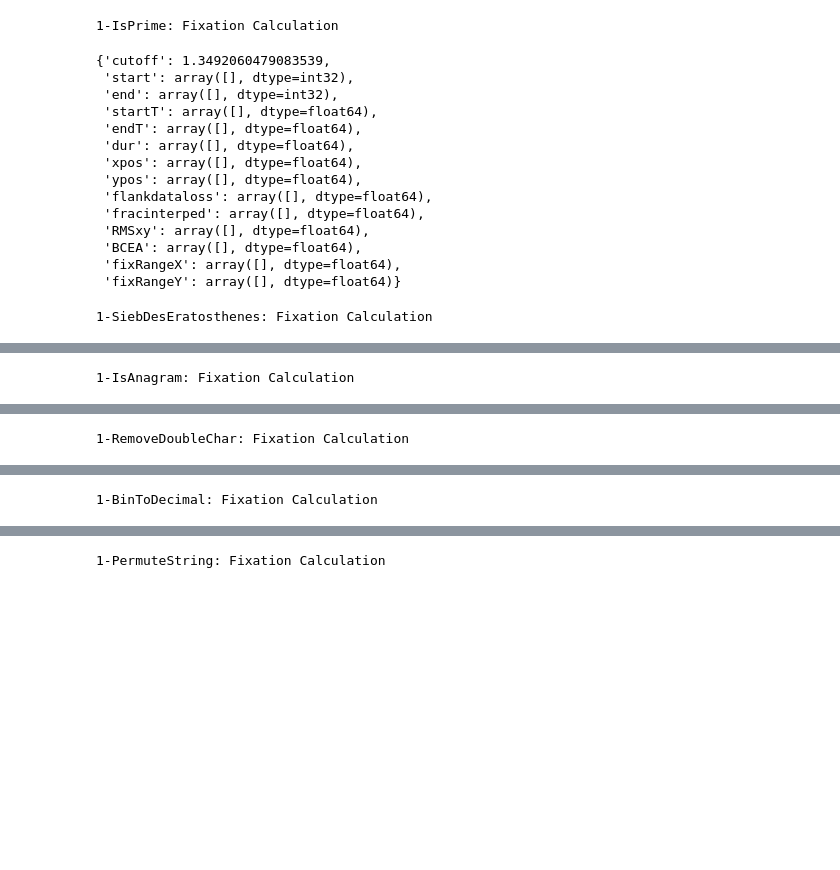
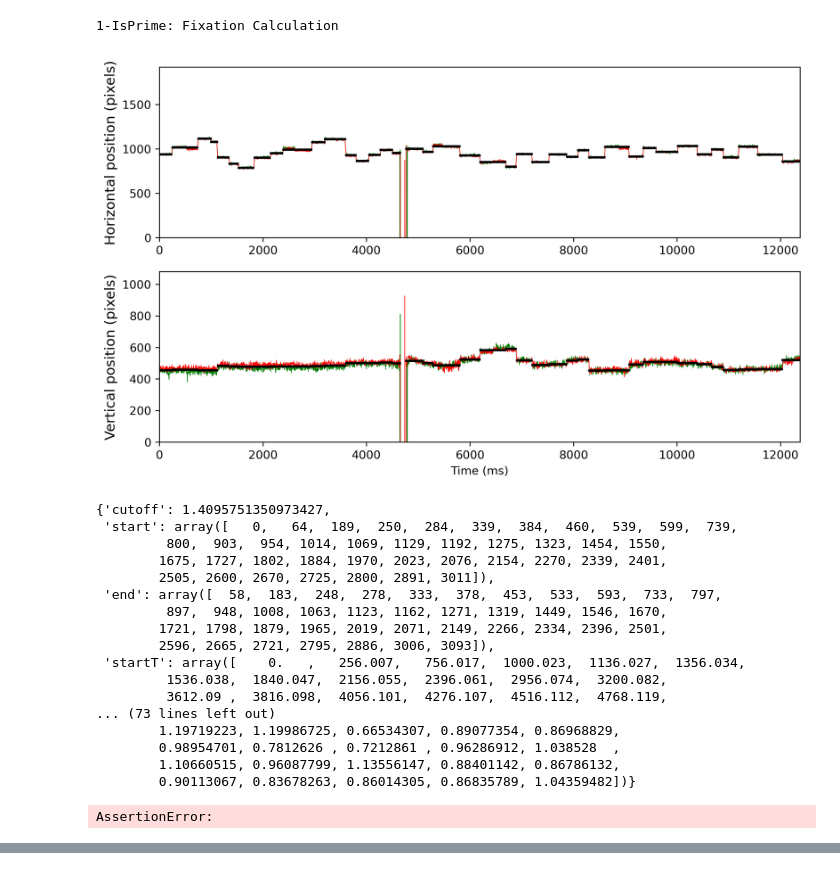
Before and after one commit to brains-on-code/NoviceVsExpert, a Jupyter notebook: dataEvaluation/Preprocessing03_fixxation_detection.ipynb, the cells around one changed output, grey strips where cells are left out. Drawn from its saved outputs; the diff is of its cells as text; code cells hidden in the pictures; blank space fills up the shorter version.

```diff
--- a/dataEvaluation/Preprocessing03_fixxation_detection.ipynb
+++ b/dataEvaluation/Preprocessing03_fixxation_detection.ipynb
@@ -96,57 +97,79 @@ for index, row in df_behavioral.iterrows():
     df_eyetracking["l_miss"] = df_eyetracking.apply(lambda row: row["l_miss_x"] or row["l_miss_y"] or not row["l_valid"] >= 1, axis=1)
     df_eyetracking["r_miss"] = df_eyetracking.apply(lambda row: row["r_miss_x"] or row["r_miss_y"] or not row["r_valid"] >= 1, axis=1)
 
     df_eyetracking.loc[df_eyetracking["l_miss"], "l_display_x"] = opt["missingx"]
     df_eyetracking.loc[df_eyetracking["l_miss"], "l_display_y"] = opt["missingy"]
     df_eyetracking.loc[df_eyetracking["r_miss"], "r_display_x"] = opt["missingx"]
     df_eyetracking.loc[df_eyetracking["r_miss"], "r_display_y"] = opt["missingy"]
 
     df_eyetracking = df_eyetracking.drop(columns=["l_miss_x", "l_miss_y", "r_miss_x", "r_miss_y", "l_miss", "r_miss"])
 
     df_eyetracking.rename(columns={"l_display_x": "L_X",
                                    "l_display_y": "L_Y",
                                    "r_display_x": "R_X",
                                    "r_display_y": "R_Y",
                                    "l_valid" : "LValidity",
                                    "r_valid" : "RValidity"}, inplace=True)
 
+    df_eyetracking["time"] = df_eyetracking["time"].astype(float) * 1000.0
+
+    data = {}
+    data["L_X"] = df_eyetracking["L_X"].to_numpy()
+    data["L_Y"] = df_eyetracking["L_Y"].to_numpy()
+    data["R_X"] = df_eyetracking["R_X"].to_numpy()
+    data["R_Y"] = df_eyetracking["R_Y"].to_numpy()
+    data["LValidity"] = df_eyetracking["LValidity"].to_numpy()
+    data["RValidity"] = df_eyetracking["RValidity"].to_numpy()
+    data["time"] = df_eyetracking["time"].to_numpy()
     # rename columns
     try:
-        fix, data, par = I2MC.I2MC(df_eyetracking, opt, logging=False)
+        fix, data, par = I2MC.I2MC(data, opt, logging=False)
     except Exception as e:
-        print('\t\tError in file {}: {}'.format(__file__, e))
+        print('\t\tError in file: {}'.format(e))
         continue
 
     if not fix:
         print('{}-{}: Fixation calculation had some Problem'.format(row["Participant"], row["Algorithm"]))
         continue
 
-    df_eyetracking["FixationNumber"] = np.nan
-    df_eyetracking["FixationDuration"] = np.nan
-    df_eyetracking["FixationX"] = np.nan
-    df_eyetracking["FixationY"] = np.nan
-    df_eyetracking["FixationFlankedDataLoss"] = np.nan
-    df_eyetracking["FixationFracInterpreted"] = np.nan
-    df_eyetracking["FixationRMSxy"] = np.nan
-    df_eyetracking["FixationBCEA"] = np.nan
-    df_eyetracking["FixationRangeX"] = np.nan
-    df_eyetracking["FixationRangeY"] = np.nan
+    ## PLOT RESULTS
+    # pre-allocate name for saving file
+    f = I2MC.plot.plot_data_and_fixations(data, fix, fix_as_line=True, res=[opt['xres'], opt['yres']])
+    # save figure and close
+    plt.show()
+    plt.close(f)
 
+    #df_eyetracking["FixationNumber"] = np.nan
+    #df_eyetracking["FixationDuration"] = np.nan
+    #df_eyetracking["FixationX"] = np.nan
+    #df_eyetracking["FixationY"] = np.nan
+    #df_eyetracking["FixationFlankedDataLoss"] = np.nan
+    #df_eyetracking["FixationFracInterpreted"] = np.nan
+    #df_eyetracking["FixationRMSxy"] = np.nan
+    #df_eyetracking["FixationBCEA"] = np.nan
+    #df_eyetracking["FixationRangeX"] = np.nan
+    #df_eyetracking["FixationRangeY"] = np.nan
+    #
     display(fix)
+    assert False
 # %% [output]
 1-IsPrime: Fixation Calculation
+[figure, added]
-{'cutoff': 1.3492060479083539,
- 'start': array([], dtype=int32),
- 'end': array([], dtype=int32),
- 'startT': array([], dtype=float64),
- 'endT': array([], dtype=float64),
- 'dur': array([], dtype=float64),
- 'xpos': array([], dtype=float64),
- 'ypos': array([], dtype=float64),
- 'flankdataloss': array([], dtype=float64),
- 'fracinterped': array([], dtype=float64),
- 'RMSxy': array([], dtype=float64),
- 'BCEA': array([], dtype=float64),
- 'fixRangeX': array([], dtype=float64),
- 'fixRangeY': array([], dtype=float64)}
+{'cutoff': 1.4095751350973427,
+ 'start': array([   0,   64,  189,  250,  284,  339,  384,  460,  539,  599,  739,
+         800,  903,  954, 1014, 1069, 1129, 1192, 1275, 1323, 1454, 1550,
+        1675, 1727, 1802, 1884, 1970, 2023, 2076, 2154, 2270, 2339, 2401,
+        2505, 2600, 2670, 2725, 2800, 2891, 3011]),
+ 'end': array([  58,  183,  248,  278,  333,  378,  453,  533,  593,  733,  797,
+         897,  948, 1008, 1063, 1123, 1162, 1271, 1319, 1449, 1546, 1670,
+        1721, 1798, 1879, 1965, 2019, 2071, 2149, 2266, 2334, 2396, 2501,
+        2596, 2665, 2721, 2795, 2886, 3006, 3093]),
+ 'startT': array([    0.   ,   256.007,   756.017,  1000.023,  1136.027,  1356.034,
+         1536.038,  1840.047,  2156.055,  2396.061,  2956.074,  3200.082,
+         3612.09 ,  3816.098,  4056.101,  4276.107,  4516.112,  4768.119,
+... (73 lines left out)
+        1.19719223, 1.19986725, 0.66534307, 0.89077354, 0.86968829,
+        0.98954701, 0.7812626 , 0.7212861 , 0.96286912, 1.038528  ,
+        1.10660515, 0.96087799, 1.13556147, 0.88401142, 0.86786132,
+        0.90113067, 0.83678263, 0.86014305, 0.86835789, 1.04359482])}
-1-SiebDesEratosthenes: Fixation Calculation
+AssertionError:
@@ -167 +175,0 @@ for index, row in df_behavioral.iterrows():
-1-IsAnagram: Fixation Calculation
@@ -182 +175,0 @@ for index, row in df_behavioral.iterrows():
-1-RemoveDoubleChar: Fixation Calculation
@@ -197 +175,0 @@ for index, row in df_behavioral.iterrows():
-1-BinToDecimal: Fixation Calculation
@@ -212 +175,0 @@ for index, row in df_behavioral.iterrows():
-1-PermuteString: Fixation Calculation
```
Also changed, not shown: parts of 3 cells of this notebook, 44 other files.
